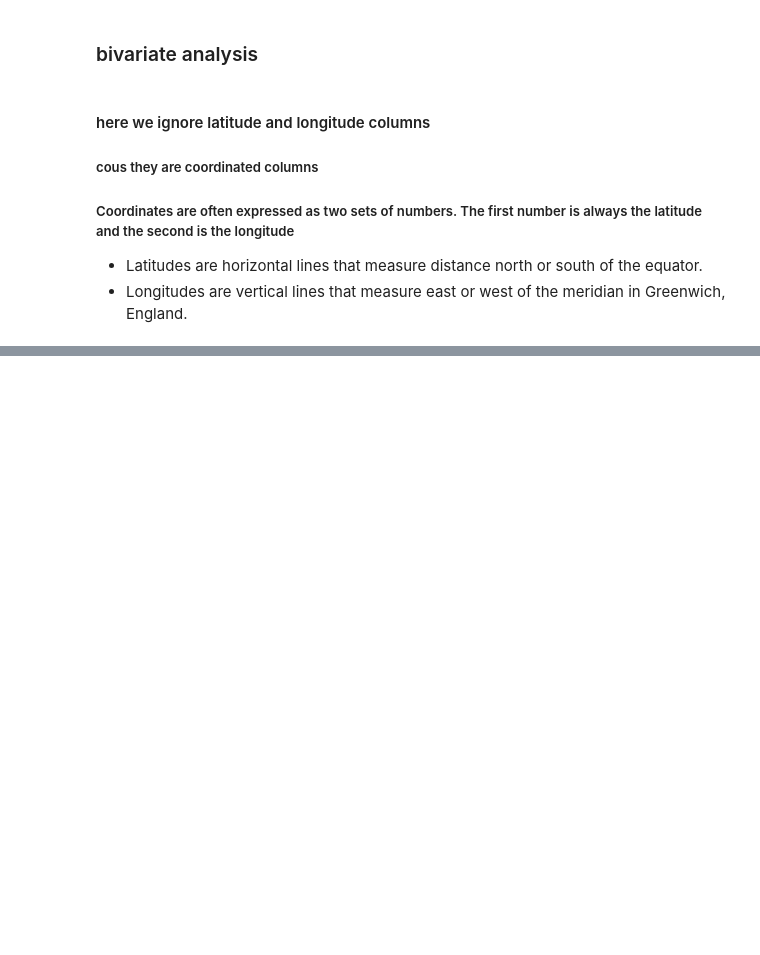
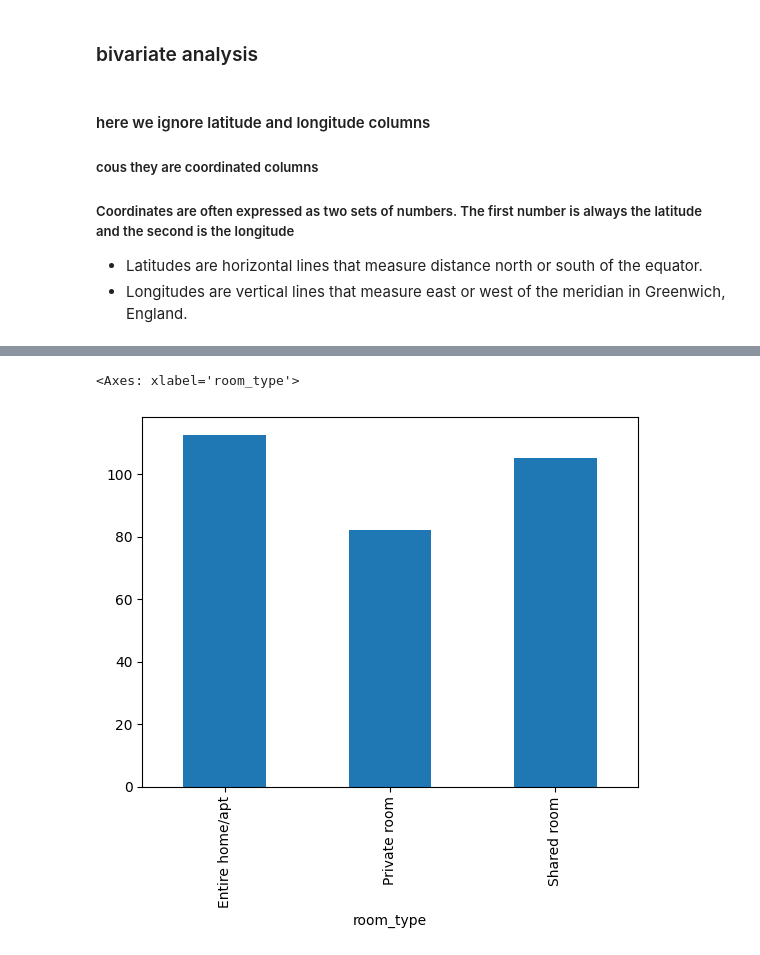
Before and after one commit to ABDULLAHHG/Airbnb-Listing, a Jupyter notebook: Untitled.ipynb, the cells around one changed output, grey strips where cells are left out. Saved outputs shown, nothing was run; the diff lists cells and outputs as text; code cells hidden in the pictures; blank space fills up the shorter version.

```diff
--- a/Untitled.ipynb
+++ b/Untitled.ipynb
@@ -309,0 +307,5 @@ df.groupby("room_type").sum()[selected_columns[2:]]
+# %%
+df.groupby("room_type")["price"].mean().plot(kind = "bar")
+# %% [output]
+<Axes: xlabel='room_type'>
+[figure, added]
```
Also changed, not shown: parts of 3 cells of this notebook.
